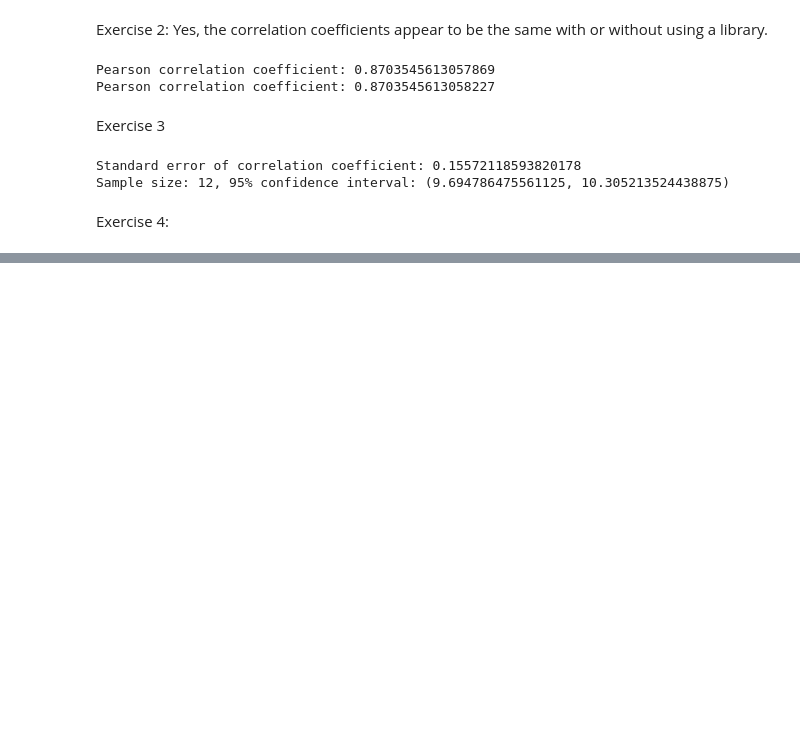
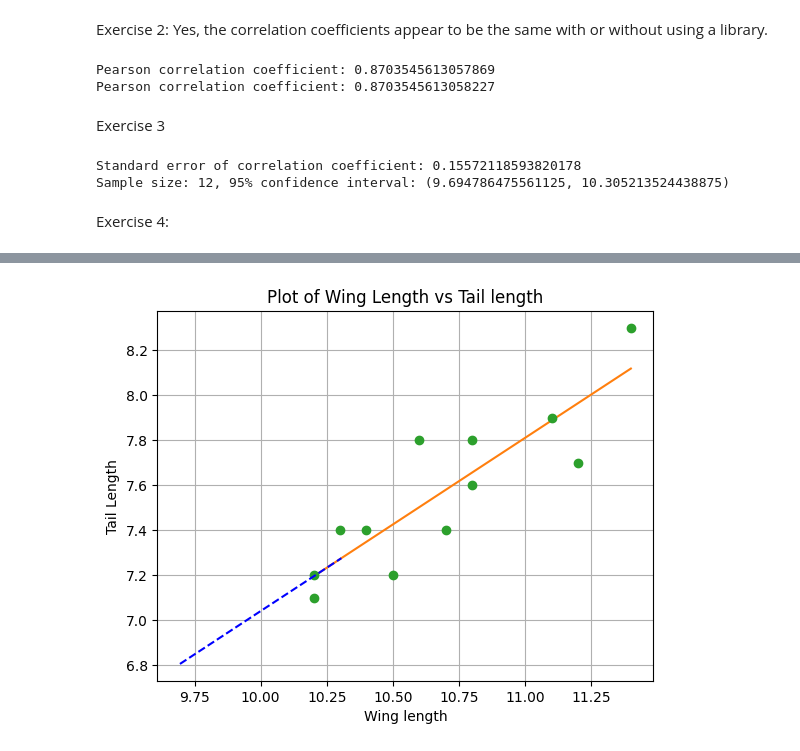
Before and after one commit to emmanoel43/NGG605, a Jupyter notebook: Measures_of_Association.ipynb, the cells around one changed output, grey strips where cells are left out. Saved outputs shown, nothing was run; the diff lists cells and outputs as text; code cells hidden in the pictures; blank space fills up the shorter version.

```diff
--- a/Measures_of_Association.ipynb
+++ b/Measures_of_Association.ipynb
@@ -100,3 +106,95 @@ Standard error of correlation coefficient: 0.15572118593820178
 Sample size: 12, 95% confidence interval: (9.694786475561125, 10.305213524438875)
 # %% [markdown]
 Exercise 4:
+# %%
+# Calculate confidence intervals (again)
+import matplotlib.pyplot as plt
+import numpy as np
+
+r = 0.8703545613057869
+n = 12
+
+SE_r = np.sqrt((1 - r**2) / (n - 2))
+lower_bound = 10 - 1.96 * SE_r
+upper_bound = 10 + 1.96 * SE_r
+print(f"Sample size: {n}, 95% confidence interval: ({lower_bound}, {upper_bound})")
+
+# Given x and y values
+x = [10.4, 10.8, 11.1, 10.2, 10.3, 10.2, 10.7, 10.5, 10.8, 11.2, 10.6, 11.4]
+y = [7.4, 7.6, 7.9, 7.2, 7.4, 7.1, 7.4, 7.2, 7.8, 7.7, 7.8, 8.3]
+
+# Calculate linear regression
+slope, intercept = np.polyfit(x, y, 1)  #linear fit
+
+# Generate values for the best fit line
+x_fit = np.linspace(min(x), max(x), 100)
+y_fit = slope * x_fit + intercept
+
+# Create the plot with points and best fit line
+plt.plot(x, y, label='Data points', linestyle='none')  # Points
+plt.plot(x_fit, y_fit, label=f'Best fit line (y = {slope:.2f}x + {intercept:.2f})')  # Best fit line
+
+# Create the plot
+plt.plot(x, y, marker='o', linestyle='none' )
+
+# Plot confidence intervals on slope of regression
+plt.plot([lower_bound, upper_bound], [slope * lower_bound + intercept, slope * upper_bound + intercept], color='blue', linestyle='--')
+
+# Add labels and title
+plt.xlabel("Wing length")
+plt.ylabel("Tail Length")
+plt.title('Plot of Wing Length vs Tail length')
+
+# Show the plot
+plt.grid(True)
+plt.show()
+
+# Calculate coefficient of determination
+r_squared = r**2
+print("Coefficient of determination:", r_squared)
+
+# Calculate Pearsons r (again)
+r_pearson = np.corrcoef(x, y)[0, 1]
+print("Pearsons R:", r_pearson)
+
+# Add noise to data to see how regression changes
+import matplotlib.pyplot as plt
+import numpy as np
+
+# Given x and y values
+x = [10.4, 10.8, 11.1, 10.2, 10.3, 10.2, 10.7, 10.5, 10.8, 11.2, 10.6, 11.4]
+y = [7.4, 7.6, 7.9, 7.2, 7.4, 7.1, 7.4, 7.2, 7.8, 7.7, 7.8, 8.3]
+
+# Noise
+np.random.seed(0)
+noise = np.random.normal(0, 0.2, len(x))
+x_noisy = x + noise
+y_noisy = y + noise
+
+# Calculate linear regression
+slope, intercept = np.polyfit(x, y, 1)  #linear fit
+
+# Generate values for the best fit line
+x_fit = np.linspace(min(x), max(x), 100)
+y_fit = slope * x_fit + intercept
+
+# Create the plot with points and best fit line
+plt.plot(x, y, label='Data points', linestyle='none')  # Points
+plt.plot(x_fit, y_fit, label=f'Best fit line (y = {slope:.2f}x + {intercept:.2f})')  # Best fit line
+
+# Create the plot
+plt.plot(x, y, marker='o', linestyle='none' )
+
+# Add labels and title
+plt.xlabel("Wing length")
+plt.ylabel("Tail Length")
+plt.title('Plot of Wing Length vs Tail length')
+
+# Show the plot
+plt.grid(True)
+plt.show()
+
+# Print slope and intercept
+print("Slope:", slope)
+print("Intercept:", intercept)
+# %% [output]
@@ -102,0 +202 @@ Exercise 4:
+[figure, added]
```
Also changed, not shown: parts of 2 cells of this notebook.
